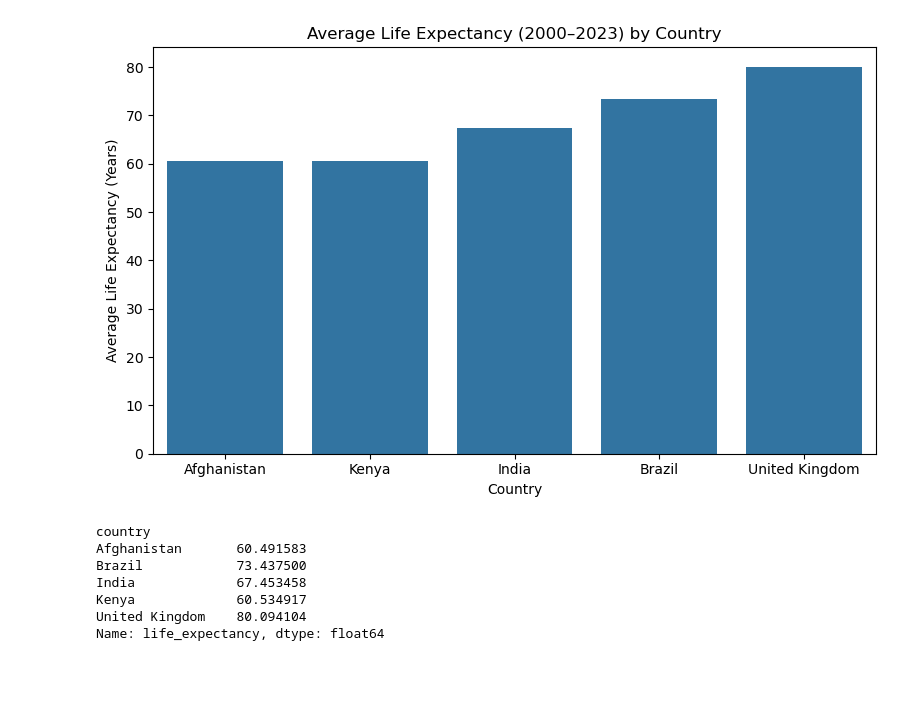
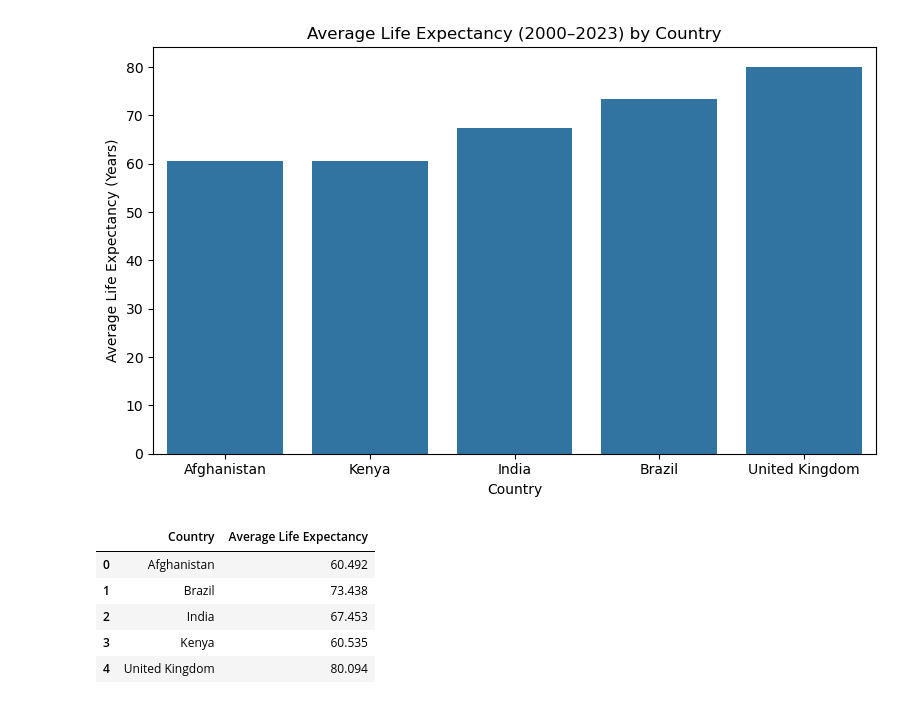
Before and after one commit to a1an-na/QTM350_Final_Project, a Jupyter notebook: scripts/life_expectancy.ipynb, the cells around one changed output. Saved outputs shown, nothing was run; the diff lists cells and outputs as text; code cells hidden in the pictures; blank space fills up the shorter version.

```diff
--- a/scripts/life_expectancy.ipynb
+++ b/scripts/life_expectancy.ipynb
@@ -44,12 +44,13 @@ plt.show()
 # %%
 # Average Life Expectancy by Country
 
-df.groupby('country')['life_expectancy'].mean()
+table_1= df.groupby('country', as_index=False)['life_expectancy'].mean().round(3)
+table_1.columns = ['Country', 'Average Life Expectancy']
+table_1
 # %% [output]
-country
-Afghanistan       60.491583
-Brazil            73.437500
-India             67.453458
-Kenya             60.534917
-United Kingdom    80.094104
-Name: life_expectancy, dtype: float64
+|  | Country | Average Life Expectancy |
+| 0 | Afghanistan | 60.492 |
+| 1 | Brazil | 73.438 |
+| 2 | India | 67.453 |
+| 3 | Kenya | 60.535 |
+| 4 | United Kingdom | 80.094 |
```
Also changed, not shown: 2 other files.
